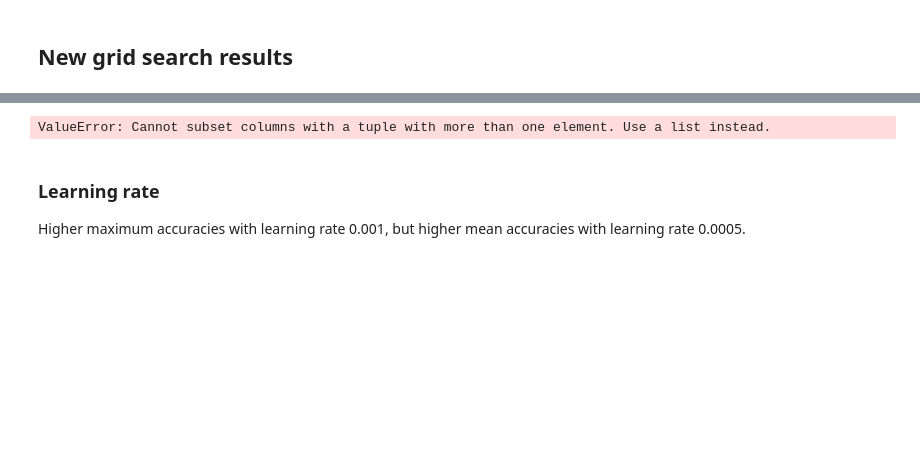
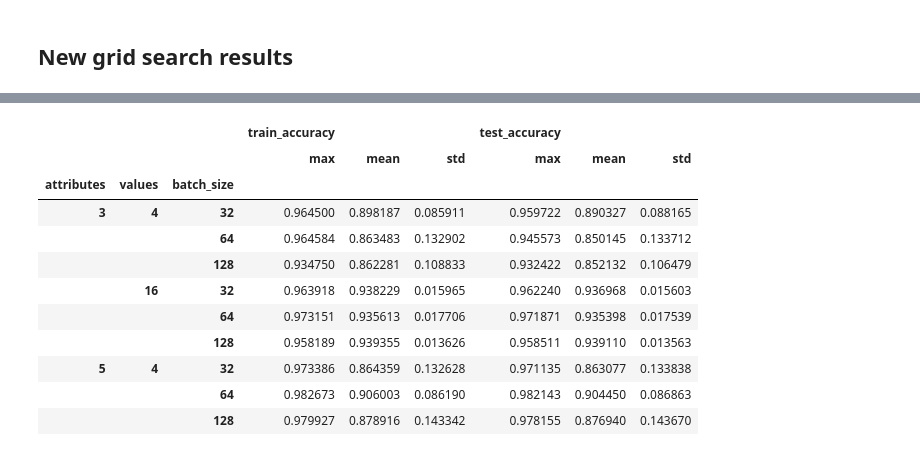
Before and after one commit to mariia55/emergent-abstractions_biased, a Jupyter notebook: grid_search/grid_search_analysis_float_dataset.ipynb, the cells around one changed output, grey strips where cells are left out. Saved outputs shown, nothing was run; the diff lists cells and outputs as text; code cells hidden in the pictures; blank space fills up the shorter version.

Commit message:
added new grid search analysis

```diff
--- a/grid_search/grid_search_analysis_float_dataset.ipynb
+++ b/grid_search/grid_search_analysis_float_dataset.ipynb
@@ -4,6 +4,6 @@ from grid_search_utils import get_grid_search_results
 import itertools
 # %%
 # give directory name
-directory = "18-02"
+directory = "vague_DS_grid_search"
 get_grid_search_results(directory)
 # %% [output]
@@ -81,11 +85,19 @@ Highest mean test accuracies with batch size 64, highest maximum test accuracies
 # %%
-bs_sumstat = data.groupby(['attributes', 'values', 'batch_size'])['train_accuracy', 'test_accuracy'].describe()
+bs_sumstat = data.groupby(['attributes', 'values', 'batch_size'])[['train_accuracy', 'test_accuracy']].describe()
 bs_train = bs_sumstat.loc[:,[('train_accuracy', 'max'), ('train_accuracy', 'mean'), ('train_accuracy', 'std')]]
 bs_test = bs_sumstat.loc[:,[('test_accuracy', 'max'), ('test_accuracy', 'mean'), ('test_accuracy', 'std')]]
 bs_merged = bs_train.merge(bs_test, left_index=True, right_index=True)
 bs_merged
 # %% [output]
-ValueError: Cannot subset columns with a tuple with more than one element. Use a list instead.
+|  |  |  | train_accuracy |  |  | test_accuracy |  |  |
+|  |  |  | max | mean | std | max | mean | std |
+| attributes | values | batch_size |  |  |  |  |  |  |
+| 3 | 4 | 32 | 0.964500 | 0.898187 | 0.085911 | 0.959722 | 0.890327 | 0.088165 |
+|  |  | 64 | 0.964584 | 0.863483 | 0.132902 | 0.945573 | 0.850145 | 0.133712 |
+|  |  | 128 | 0.934750 | 0.862281 | 0.108833 | 0.932422 | 0.852132 | 0.106479 |
+|  | 16 | 32 | 0.963918 | 0.938229 | 0.015965 | 0.962240 | 0.936968 | 0.015603 |
+|  |  | 64 | 0.973151 | 0.935613 | 0.017706 | 0.971871 | 0.935398 | 0.017539 |
+|  |  | 128 | 0.958189 | 0.939355 | 0.013626 | 0.958511 | 0.939110 | 0.013563 |
+| 5 | 4 | 32 | 0.973386 | 0.864359 | 0.132628 | 0.971135 | 0.863077 | 0.133838 |
+|  |  | 64 | 0.982673 | 0.906003 | 0.086190 | 0.982143 | 0.904450 | 0.086863 |
+|  |  | 128 | 0.979927 | 0.878916 | 0.143342 | 0.978155 | 0.876940 | 0.143670 |
-# %% [markdown]
-### Learning rate
-Higher maximum accuracies with learning rate 0.001, but higher mean accuracies with learning rate 0.0005.
```
Also changed, not shown: parts of 15 cells of this notebook.
